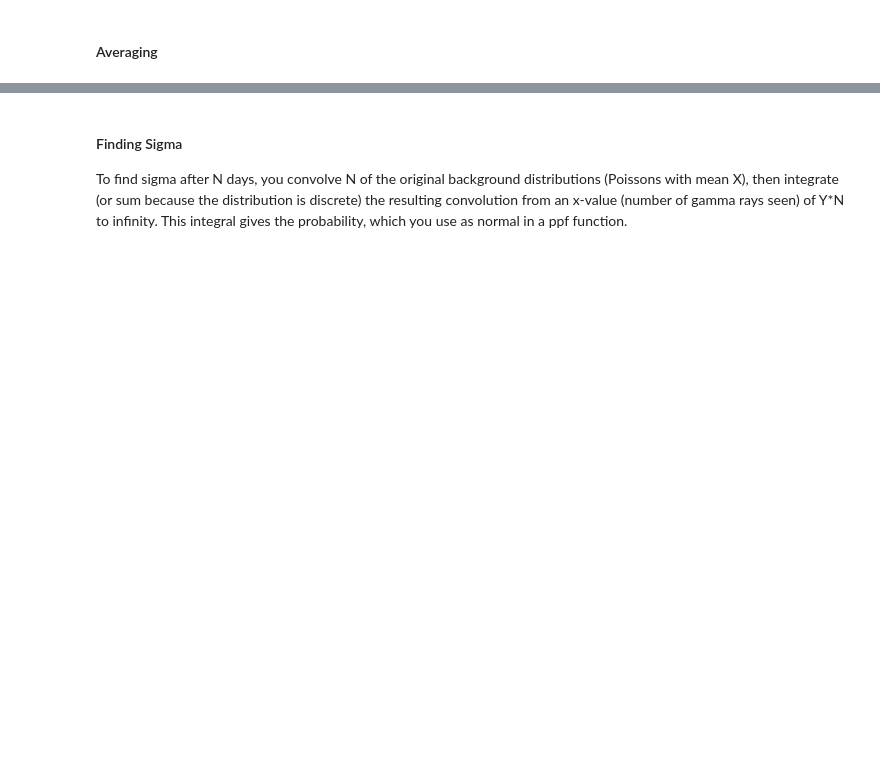
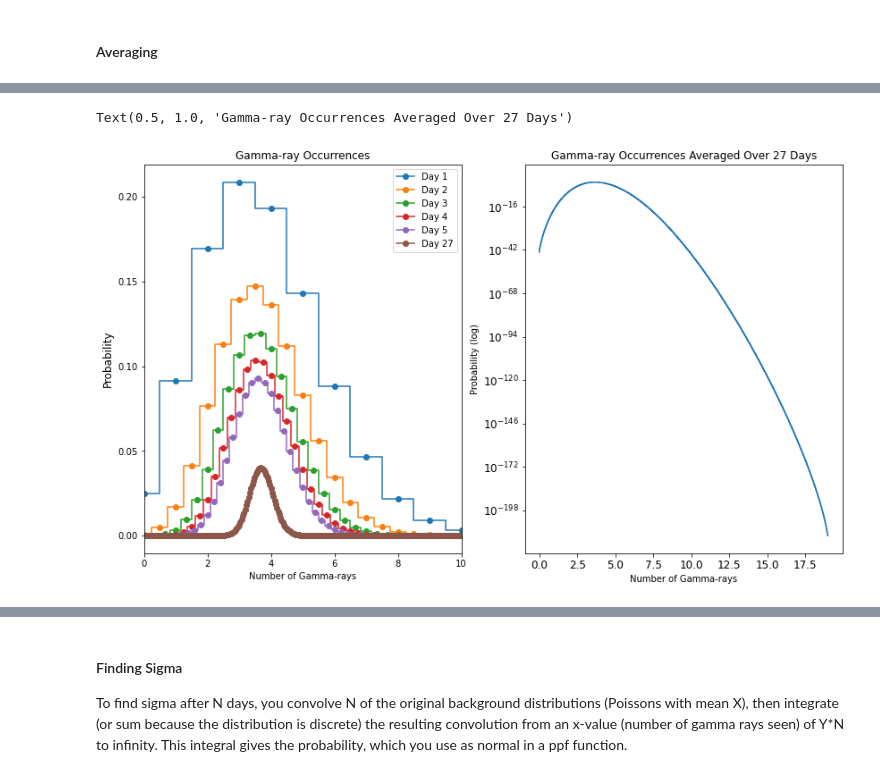
Before and after one commit to jarods00/PHYS434, a Jupyter notebook: Lab 2.ipynb, the cells around one changed output, grey strips where cells are left out. Drawn from its saved outputs; the diff is of its cells as text; code cells hidden in the pictures; blank space fills up the shorter version.

```diff
--- a/Lab 2.ipynb
+++ b/Lab 2.ipynb
@@ -98,0 +59,57 @@ ax.legend(["Day 1", 'Day 2', "Day 3", 'Day 4', "Day 5"])
+# %%
+X = 3.7
+Y = 7.2
+N = 27
+
+# X = average cosmic-ray background
+# Y = average number of gamma-rays emitted by hypothetical source
+# N = number of days in final convolution
+
+# Part A ---
+
+k = np.arange(0,20,1)
+day_1 = stats.poisson.pmf(k, X, loc = 0)
+
+fig, ax = plt.subplots(1, 2, figsize=(14,8))
+
+plt.tick_params(labelsize = 12)
+ax[0].set_xlim([0,10])
+ax[0].set_ylabel('Probability', fontsize = 12)
+ax[0].set_xlabel('Number of Gamma-rays')
+ax[0].set_title("Gamma-ray Occurrences")
+
+ax[0].step(k, day_1, 'o-',where = 'mid')
+
+day_2 = np.convolve(day_1, day_1)
+k2 = np.arange(0, len(day_2), 1)
+ax[0].step(k2 / 2, day_2, 'o-', where = 'mid')
+
+day_3 = np.convolve(day_1, day_2)
+k3 = np.arange(0, len(day_3), 1)
+ax[0].step(k3  / 3, day_3, 'o-', where = 'mid')
+
+day_4 = np.convolve(day_1, day_3)
+k4 = np.arange(0, len(day_4), 1)
+ax[0].step(k4  / 4, day_4, 'o-', where = 'mid')
+
+day_5 = np.convolve(day_1, day_4)
+k5 = np.arange(0, len(day_5), 1)
+ax[0].step(k5  / 5, day_5, 'o-', where = 'mid')
+
+final = day_5
+for i in range (N - 5):
+    final = np.convolve(final, day_1)
+
+k_f = np.arange(0, len(final), 1)
+ax[0].step(k_f / N, final, 'o-', where = 'mid')
+
+ax[0].legend(["Day 1", 'Day 2', "Day 3", 'Day 4', "Day 5", "Day " + str(N)])
+
+ax[1].step(k_f / N, final)
+ax[1].set_yscale('log')
+ax[1].set_xlabel("Number of Gamma-rays")
+ax[1].set_ylabel("Probability (log)")
+ax[1].set_title("Gamma-ray Occurrences Averaged Over " + str(N) + " Days")
+# %% [output]
+Text(0.5, 1.0, 'Gamma-ray Occurrences Averaged Over 27 Days')
+[figure, added]
```
Also changed, not shown: parts of 12 cells of this notebook.
